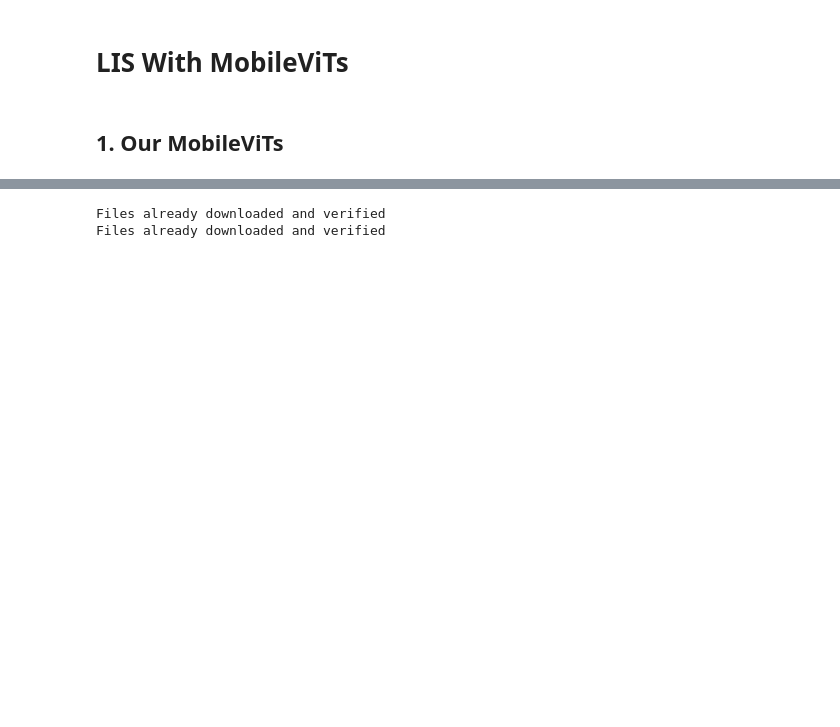
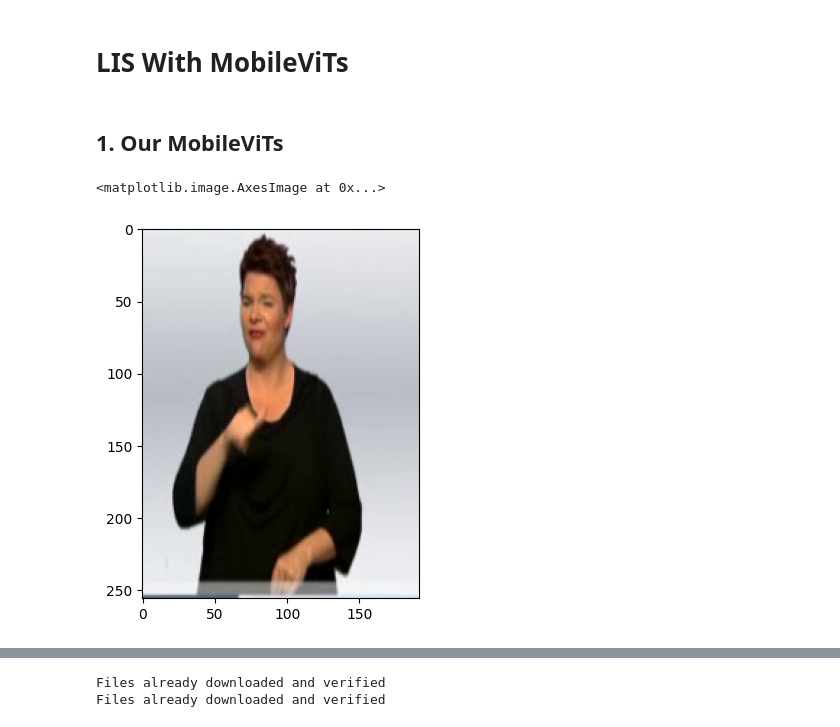
Before and after one commit to dario-loi/lis-vit, a Jupyter notebook: project/project.ipynb, the cells around one changed output, grey strips where cells are left out. Drawn from its saved outputs; the diff is of its cells as text; code cells hidden in the pictures; blank space fills up the shorter version.

```diff
--- a/project/project.ipynb
+++ b/project/project.ipynb
@@ -546,0 +674,25 @@ class MobileViT(pl.LightningModule):
+# %%
+X = next(iter(dl_train))
+# %%
+x, y = X
+# %%
+transform = torchvision.transforms.Resize((256, 192))
+# %%
+B, T, C, H, W = x.shape
+x = rearrange(
+    transform(rearrange(x, "b t c h w -> (b t) c h w")),
+    "(b t) c h w -> b t c h w",
+    b=B,
+    t=T,
+)
+
+# visualize the first frame
+
+import matplotlib.pyplot as plt
+
+frame = x[0, 75].permute(1, 2, 0).numpy()
+
+plt.imshow(frame)
+# %% [output]
+<matplotlib.image.AxesImage at 0x...>
+[figure, added]
```
Also changed, not shown: parts of 32 cells of this notebook, 1 other file.
